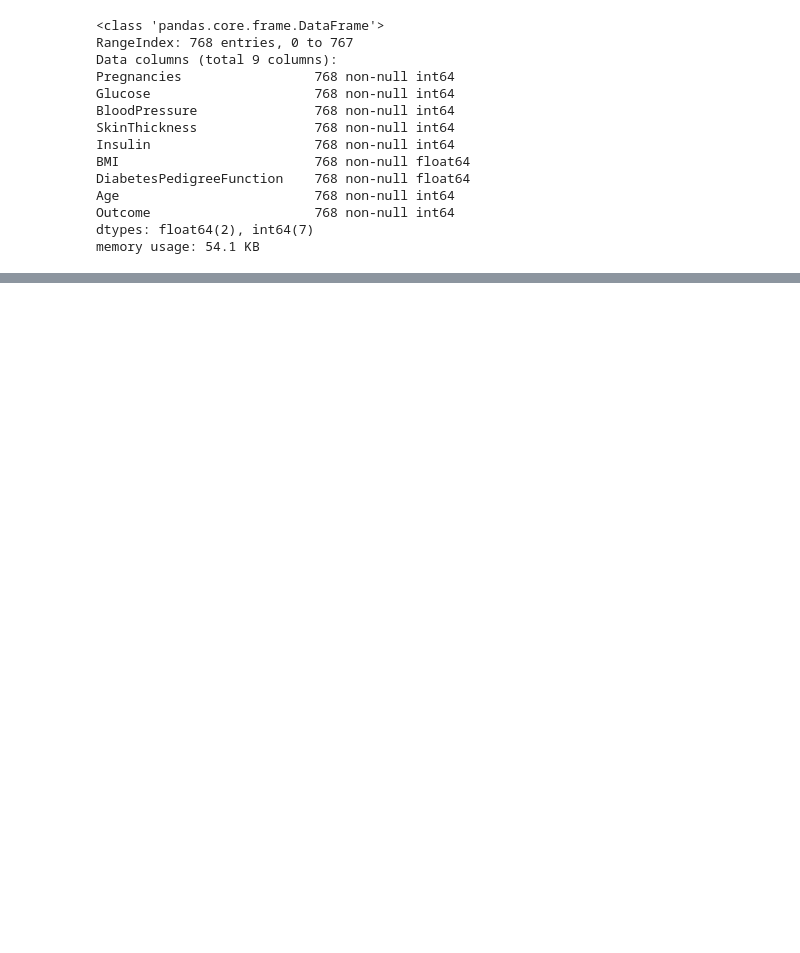
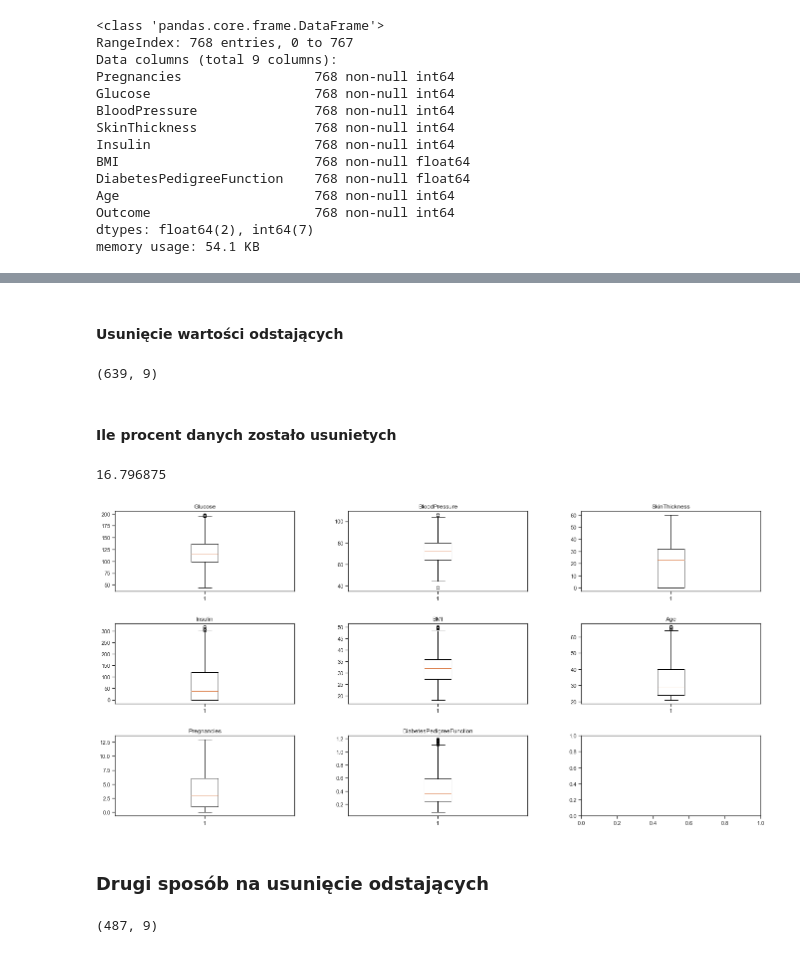
Before and after one commit to durden2/big_data_pk, a Jupyter notebook: Preprocessing.ipynb, the cells around one changed output, grey strips where cells are left out. Saved outputs shown, nothing was run; the diff lists cells and outputs as text; code cells hidden in the pictures; blank space fills up the shorter version.

```diff
--- a/Preprocessing.ipynb
+++ b/Preprocessing.ipynb
@@ -257,0 +142,8 @@ plt.show()
+# %%
+no_drop_columns = ['Pregnancies', 'Age', 'Outcome']
+#no_drop_columns = []
+
+Q1 = data.quantile(0.25)
+Q3 = data.quantile(0.75)
+IQR = Q3 - Q1
+print(IQR)
@@ -257,0 +161,25 @@ plt.show()
+# %% [markdown]
+#### Usunięcie wartości odstających
+# %%
+def outliers(x):
+    if x.name in no_drop_columns:
+        return x > 1000
+    return (x < (Q1[x.name] - 1.5 * IQR[x.name])) | (x > (Q3[x.name] + 1.5 * IQR[x.name]))
+
+data_out = data[~data.apply(outliers).any(axis=1)]
+data_out.shape
+# %% [output]
+(639, 9)
+# %% [markdown]
+#### Ile procent danych zostało usunietych
+# %%
+def count_outliers_removed(data_with_removed):
+    return 100 * (1 - (data_with_removed.count()['BMI'] / data.count()['BMI']))
+
+count_outliers_removed(data_out)
+# %% [output]
+16.796875
+# %%
+printBoxPlots(data_out)
+# %% [output]
+[figure, added]
@@ -257,0 +188,12 @@ plt.show()
+# %% [markdown]
+### Drugi sposób na usunięcie odstających
+# %%
+def outliers2(x):
+    if x.name in no_drop_columns:
+        return x > 1000
+    return np.abs(x - x.median()) > 1.5*(x.quantile(.75)-x.quantile(0.25))
+
+data_out2 = data[~data.apply(outliers2).any(axis=1)]
+data_out2.shape
+# %% [output]
+(487, 9)
```
Also changed, not shown: parts of 43 cells of this notebook, 9 other files.
